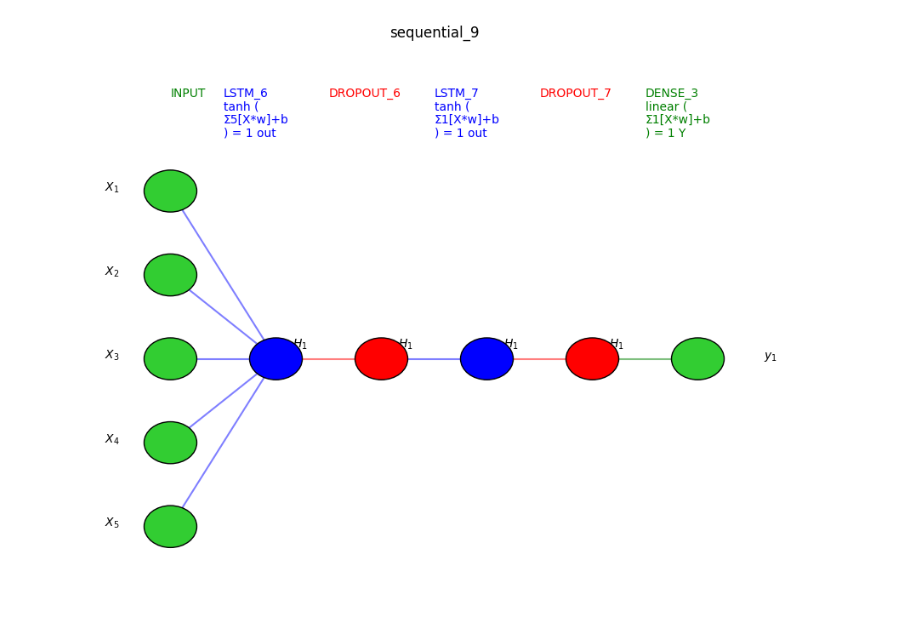
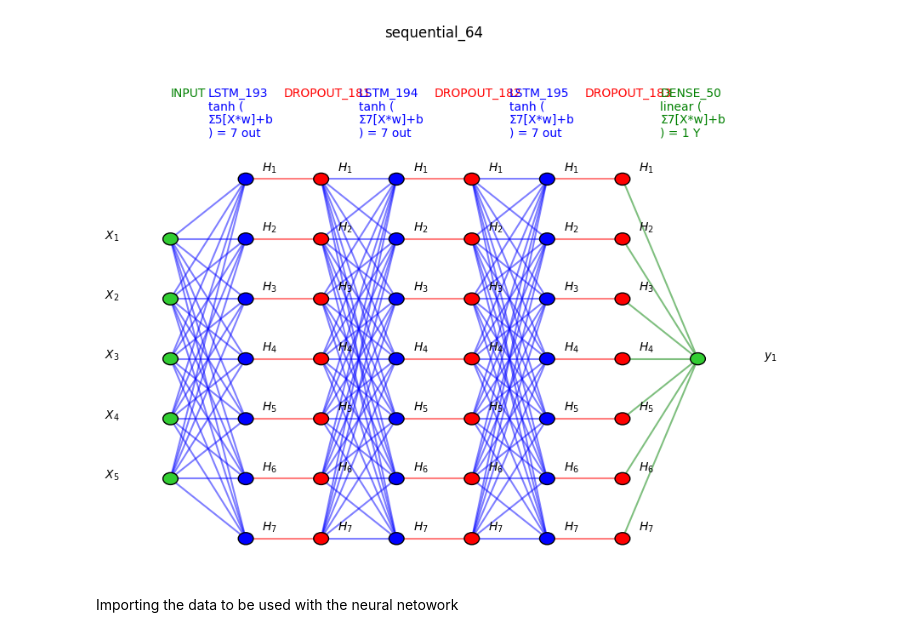
Before and after one commit to Alberu/ES327-Individual-Project, a Jupyter notebook: predictAssetPrices.ipynb, the cells around one changed output. Cells and saved outputs as stored; diff of their text form; code cells hidden in the pictures; blank space fills up the shorter version.

Commit message:
improved the generation of the NN model

```diff
--- a/predictAssetPrices.ipynb
+++ b/predictAssetPrices.ipynb
@@ -68,0 +62,27 @@ _________________________________________________________________
+# %%
+# inputs used to predict the asset price
+features = ["adjclose", "volume", "open", "high", "low"]
+nFeatures = len(features)
+# Window size (section that is taken into consideration?)
+windowSize = 7 # 50
+# amount of layers
+layerNum = 3 # 2
+# amount of neural netorks
+neurons = 7 # 256
+# drop out rate, e.g. 0.4 = 40%
+dropout = 0.2 # 0.4
+# type of loss function to be used
+"""Huber looss is better to give outliers some weight but not too much,
+which can be good for predicting asset prices?"""
+lossFunc = "huber_loss"
+# optimizezr to use
+opt = "adam"
+# main layers used
+layers = LSTM
+
+# model = generateModel(windowSize, layerNum, neurons)
+model = generateModel(windowSize, layerNum, neurons,
+n_features=nFeatures, dropout=dropout, loss=lossFunc, optimizer=opt, layerType=layers)
+
+# display the model summary
+model.summary()
@@ -133,36 +171,39 @@ def visualize_nn(model, description=False, figsize=(10,8)):
         ### circles
         for m in range(n):
             color = "limegreen" if color == "green" else color
-            circle = plt.Circle(xy=(left+i*x_space, top_on_layer-m*y_space-4*p), radius=y_space/4.0, color=color, ec='k', zorder=4)
+            # radius=y_space/4.0
+            circle = plt.Circle(xy=(left+i*x_space, top_on_layer-m*y_space-4*p), radius=y_space/10, color=color, ec='k', zorder=4)
             ax.add_artist(circle)
 
             ### add text
             if i == 0:
                 plt.text(x=left-4*p, y=top_on_layer-m*y_space-4*p, fontsize=10, s=r'$X_{'+str(m+1)+'}$')
             elif i == len(layer_sizes)-1:
                 plt.text(x=right+4*p, y=top_on_layer-m*y_space-4*p, fontsize=10, s=r'$y_{'+str(m+1)+'}$')
             else:
                 plt.text(x=left+i*x_space+p, y=top_on_layer-m*y_space+(y_space/8.+0.01*y_space)-4*p, fontsize=10, s=r'$H_{'+str(m+1)+'}$')
 
     ## links
     for i, (n_a, n_b) in enumerate(zip(layer_sizes[:-1], layer_sizes[1:])):
         layer = lst_layers[i+1]
         color = "green" if i == len(layer_sizes)-2 else "blue"
         color = "red" if layer['neurons'] == 0 else color
         layer_top_a = y_space*(n_a-1)/2. + (top+bottom)/2. -4*p
         layer_top_b = y_space*(n_b-1)/2. + (top+bottom)/2. -4*p
         for m in range(n_a):
             for o in range(n_b):
                 line = plt.Line2D([i*x_space+left, (i+1)*x_space+left],
                                   [layer_top_a-m*y_space, layer_top_b-o*y_space],
                                   c=color, alpha=0.5)
                 if layer['activation'] is None:
                     if o == m:
                         ax.add_artist(line)
                 else:
                     ax.add_artist(line)
     plt.show()
 
-visualize_nn(model, description=True, figsize=(10,8))
+visualize_nn(model, description=True, figsize=(10,8)) # 10 by 8
 # %% [output]
-[figure, old version]
+[figure, new version]
+# %% [markdown]
+Importing the data to be used with the neural netowork
```
Also changed, not shown: parts of 6 cells of this notebook, 1 other file.
